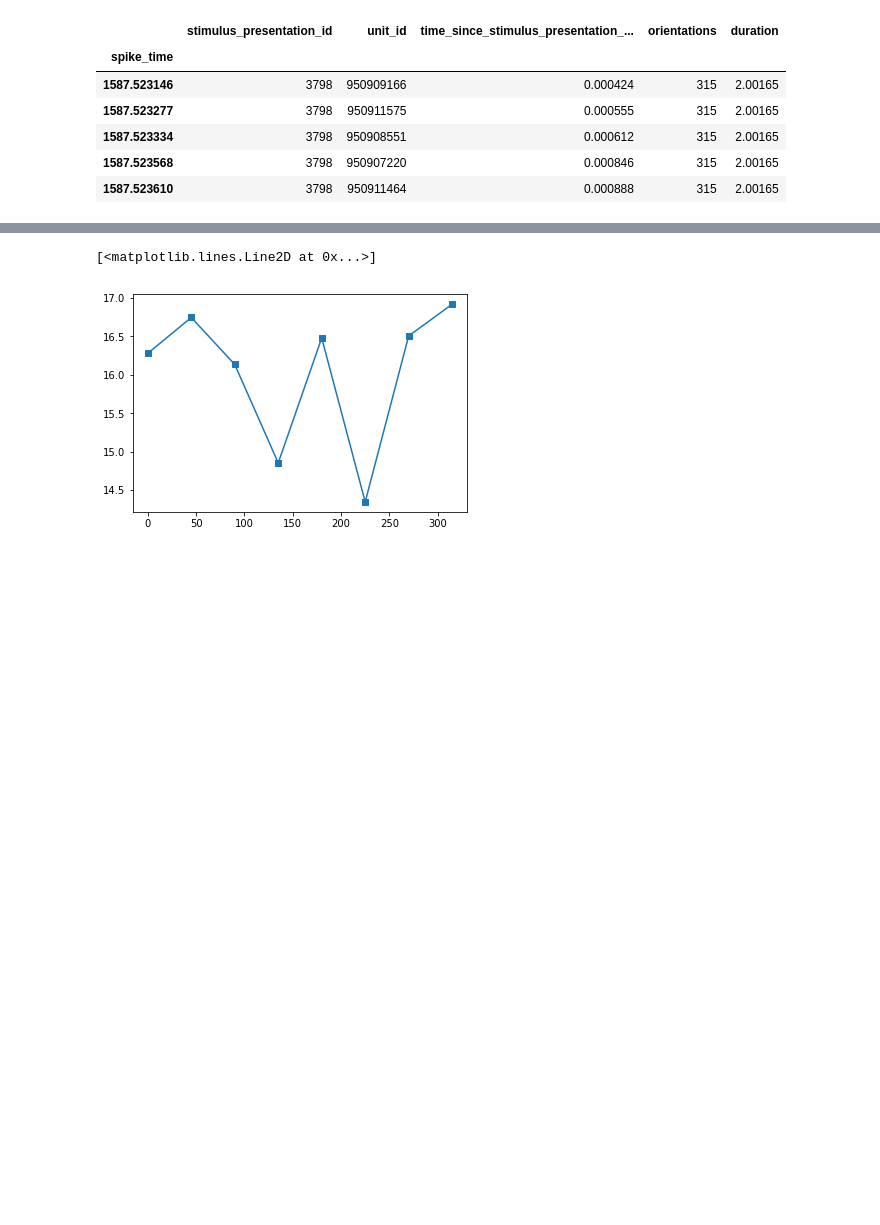
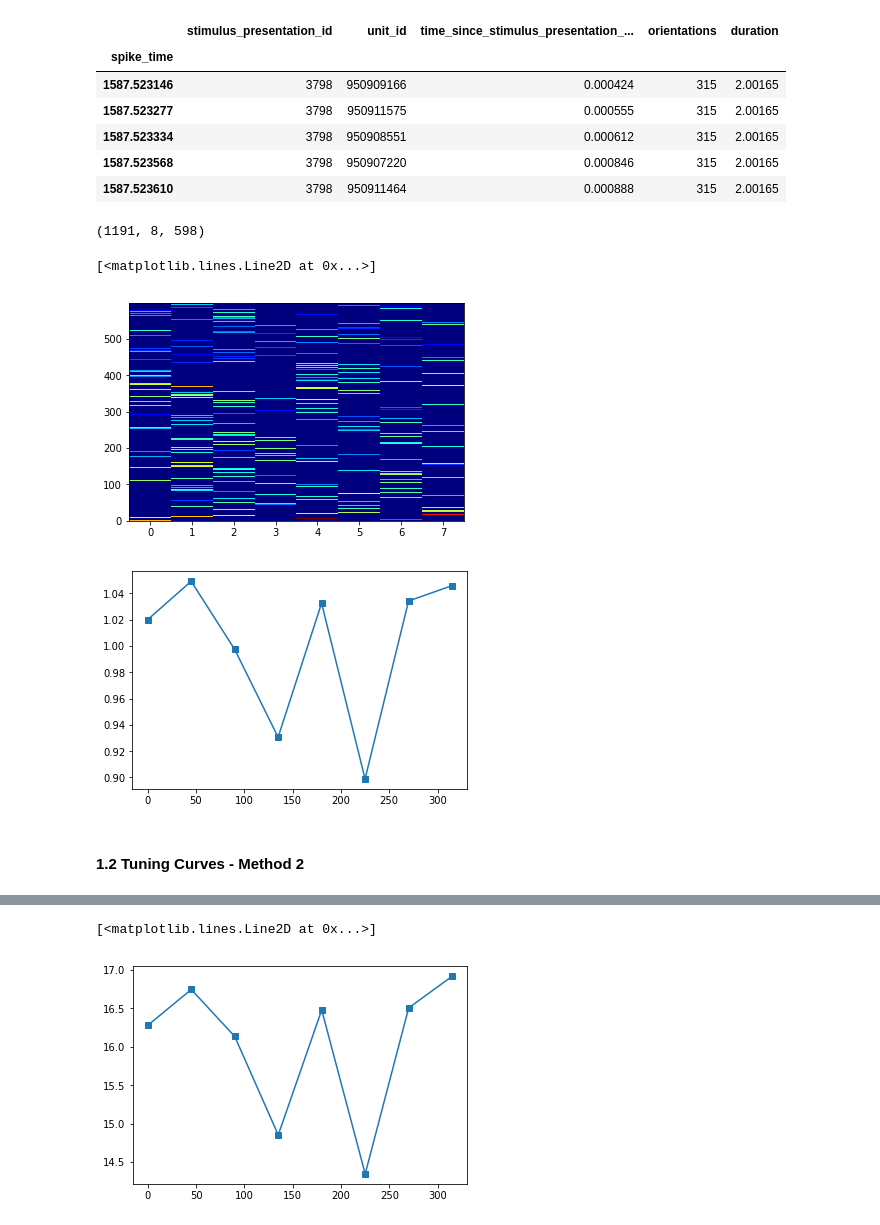
Before and after one commit to ViniciusLima94/allen-dataset, a Jupyter notebook: notebooks/1. Exploring the dataset.ipynb, the cells around one changed output, grey strips where cells are left out. Cells and saved outputs as stored; diff of their text form; code cells hidden in the pictures; blank space fills up the shorter version.

```diff
--- a/notebooks/1. Exploring the dataset.ipynb
+++ b/notebooks/1. Exploring the dataset.ipynb
@@ -394 +393,11 @@ d_dur        = dict(zip(ids, durations))
+# %%
+# Dictionaries to track orientation and duration
+# Unit number to ID from 0 to len(UNITS)
+unit_to_id   = dict(zip(session.units.index.values,range(len(session.units))))
+# Stim. ids to orientation
+ids_to_or    = dict(zip(ids, orientations.astype(int)))
+# Orientation value to index from 0 to len(ORIENTATIONS)
+or_to_id     = dict(zip(unique_or,range(len(unique_or))))
+# Stim. ids to stimulus duration
+ids_to_dur   = dict(zip(ids, durations))
 # %%
@@ -408,3 +418,9 @@ times.head()
 | 1587.523334 | 3798 | 950908551 | 0.000612 | 315 | 2.00165 |
 | 1587.523568 | 3798 | 950907220 | 0.000846 | 315 | 2.00165 |
 | 1587.523610 | 3798 | 950911464 | 0.000888 | 315 | 2.00165 |
+# %%
+# Store firing rate of each unit for each orientations and stimulus presentation
+units_firing_rate = np.zeros([len(session.units), len(unique_or), len(ids)])
+print(units_firing_rate.shape)
+# %% [output]
+(1191, 8, 598)
@@ -411,3 +442,14 @@ times.head()
+# %%
+u_id = times.unit_id.values[0]
+plt.imshow(units_firing_rate[unit_to_id[u_id],:,:].T, aspect='auto', cmap='jet', origin='lower')
+plt.figure()
+plt.plot(unique_or, units_firing_rate[unit_to_id[u_id],:,:].mean(axis=1), 's-')
+# %% [output]
+[<matplotlib.lines.Line2D at 0x...>]
+[figure, added]
+[figure, added]
+# %% [markdown]
+#### 1.2 Tuning Curves - Method 2
 # %%
 tc = {}
 for i in session.units.index.values:
```
Also changed, not shown: parts of 25 cells of this notebook.
